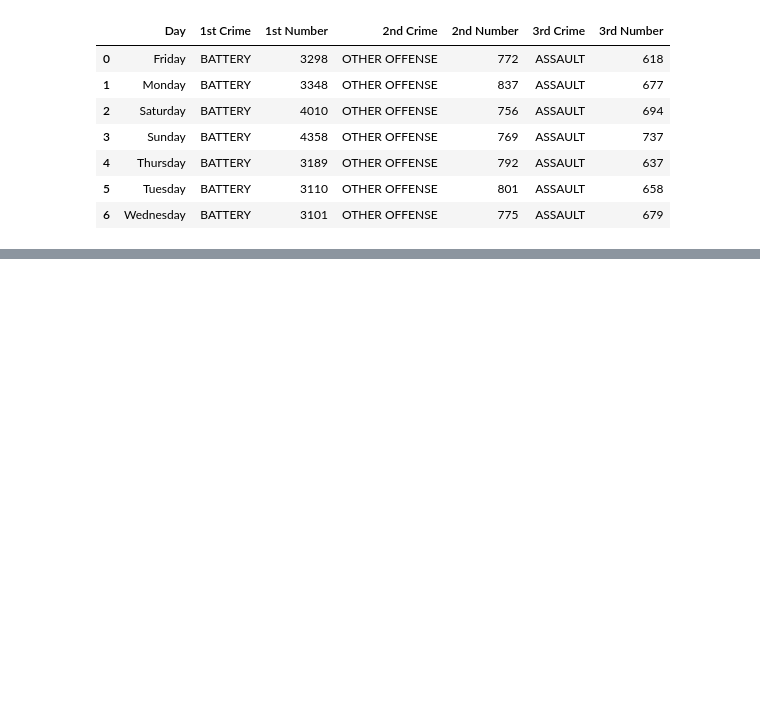
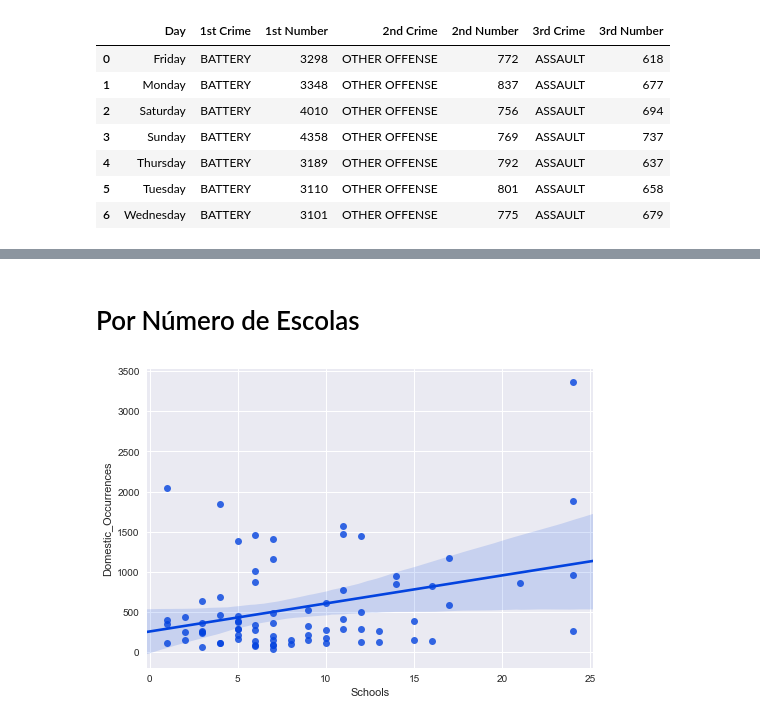
Before and after one commit to if1015-datascience-ufpe/2017-2-projeto-ajgan-rlsma-rcrs3, a Jupyter notebook: Project.ipynb, the cells around one changed output, grey strips where cells are left out. Drawn from its saved outputs; the diff is of its cells as text; code cells hidden in the pictures; blank space fills up the shorter version.

```diff
--- a/Project.ipynb
+++ b/Project.ipynb
@@ -966,0 +977,13 @@ most_common_crime_domestic
+# %%
+value_count = crimes_domestic['Community Area'].value_counts()
+crimes_area_domestic = pd.DataFrame(list(zip(value_count.index.tolist(), value_count.tolist())), columns = ['Area', 'Occurrences'])
+crimes_area_domestic = crimes_area_domestic.sort_values(['Area'], ascending = True).reset_index(drop = True)
+
+crimes_area_info = crimes_area_schools.copy()
+crimes_area_info = crimes_area_info.sort_values(['Area'], ascending = True).reset_index(drop = True)
+#crimes_area_info.head()
+crimes_area_info['Domestic_Occurrences'] = crimes_area_domestic['Occurrences']
+crimes_area_info['Non_Domestic_Occurrences'] = crimes_area_info.apply(lambda row: row['Occurrences'] - row['Domestic_Occurrences'], axis=1)
+crimes_area_info = crimes_area_info.sort_values(['Domestic_Occurrences'], ascending = False).reset_index(drop = True)
+crimes_area_info
+#crimes_area_domestic
@@ -966,0 +1020,7 @@ most_common_crime_domestic
+# %% [markdown]
+# Por Número de Escolas
+# %%
+sns.regplot(x = crimes_area_info['Schools'], y = crimes_area_info['Domestic_Occurrences'], color=sns.xkcd_rgb["blue"])
+plt.show()
+# %% [output]
+[figure, added]
```
Also changed, not shown: parts of 8 cells of this notebook.
